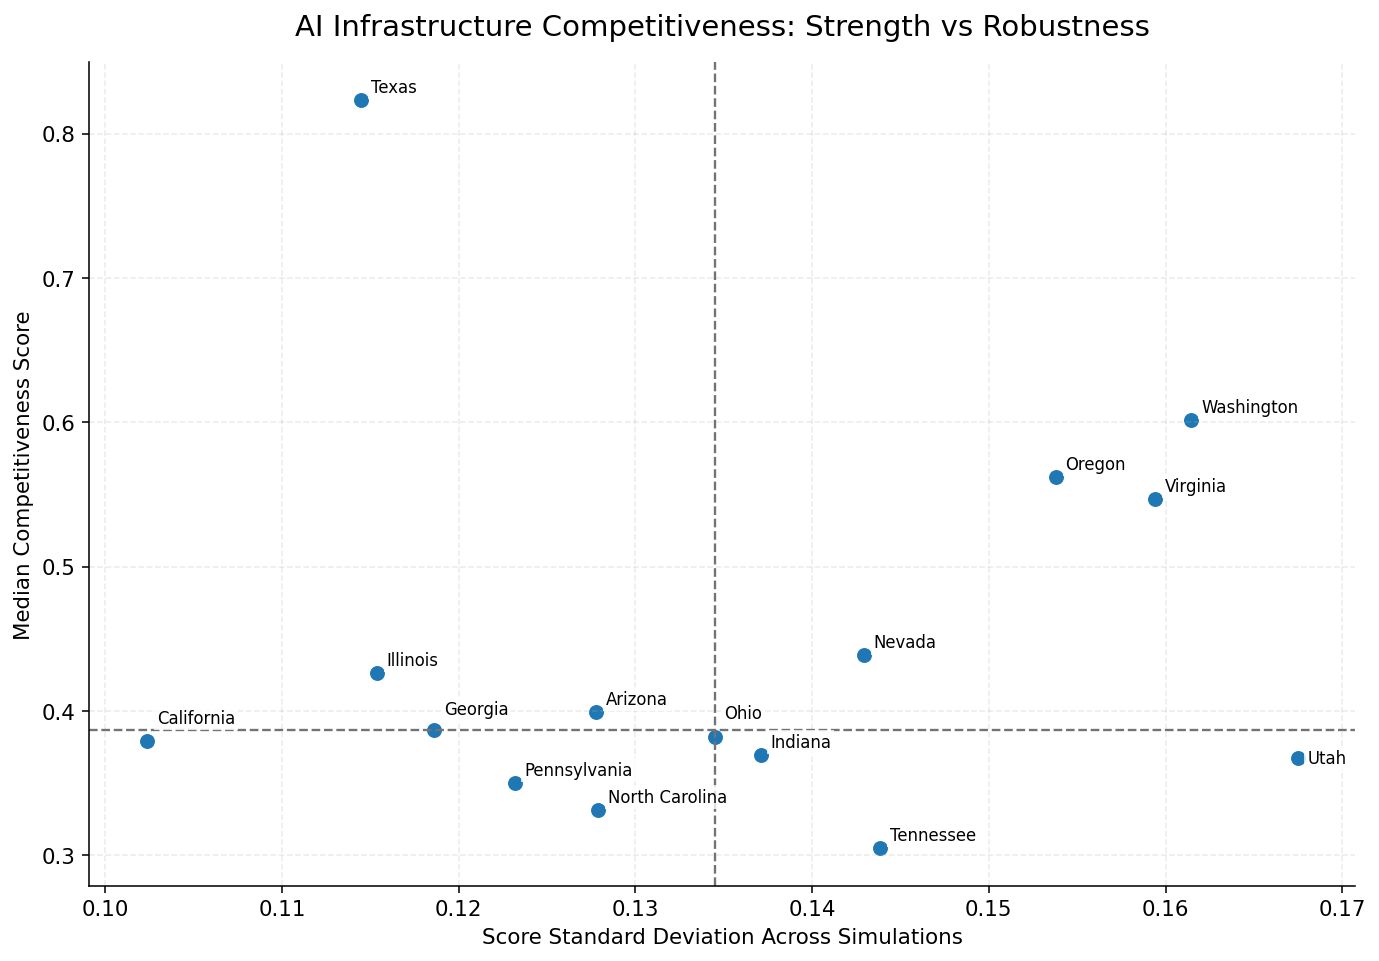
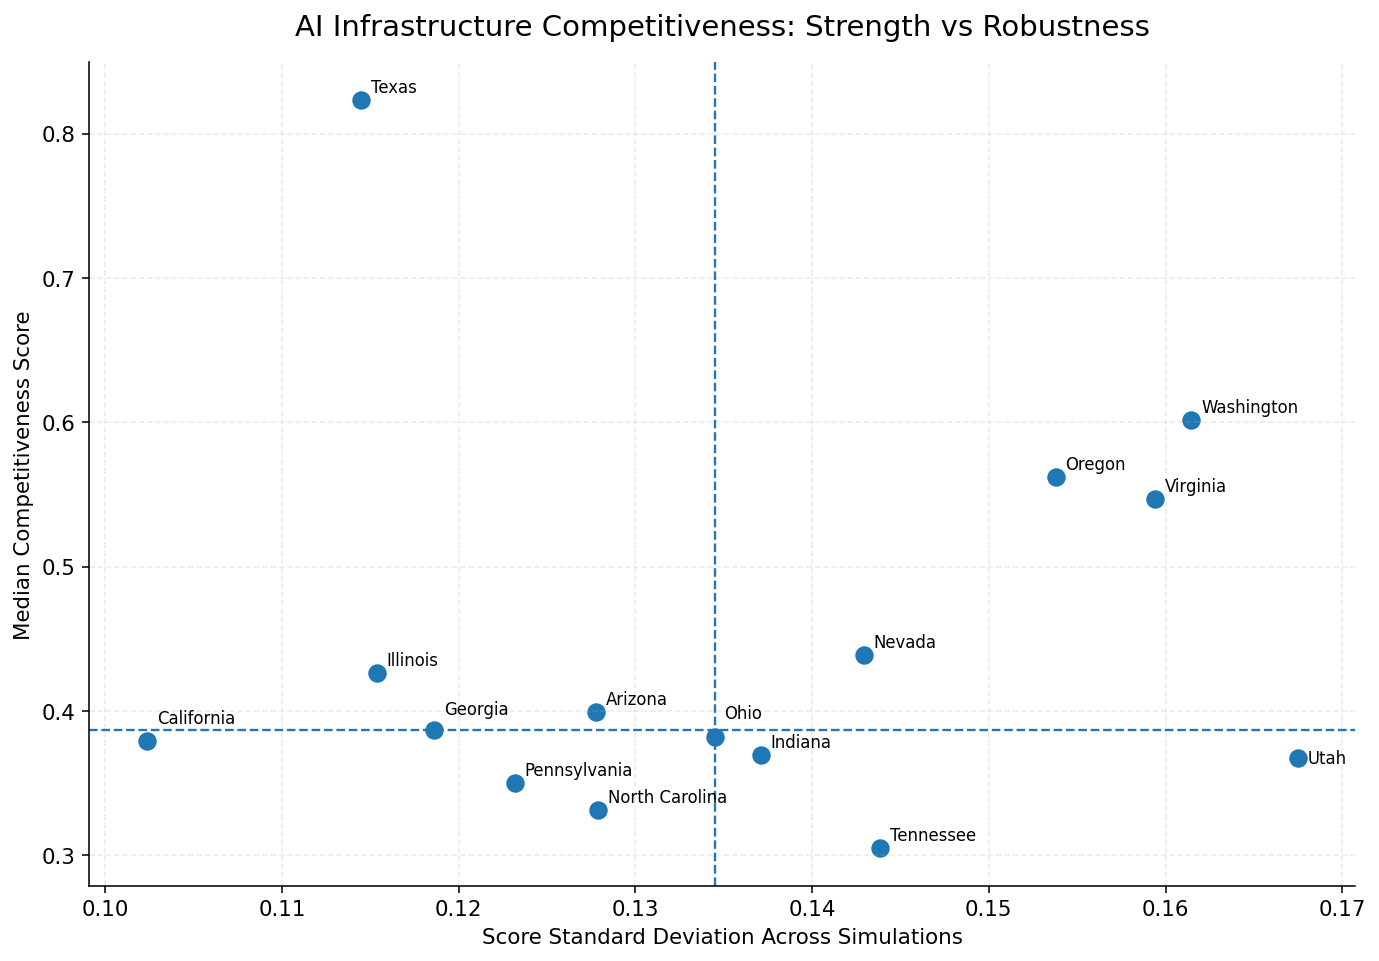
The change to this notebook cell's code, shown as a diff; its figure went from the first image to the second:
--- before
+++ after
@@ -11,9 +11,7 @@
         plot_data["median_score"],
         s=72,
-        edgecolor="white",
-        linewidth=0.8,
     )
-    ax.axvline(x_median, color="0.45", linestyle="--", linewidth=1.2)
-    ax.axhline(y_median, color="0.45", linestyle="--", linewidth=1.2)
+    ax.axvline(x_median, linestyle="--", linewidth=1.2)
+    ax.axhline(y_median, linestyle="--", linewidth=1.2)
 
     label_offsets = {
@@ -31,5 +29,4 @@
             textcoords="offset points",
             fontsize=8.5,
-            bbox={"facecolor": "white", "edgecolor": "none", "alpha": 0.78, "pad": 1.5},
         )
 

Commit: Simplify visualization styling and use default matplotlib colors